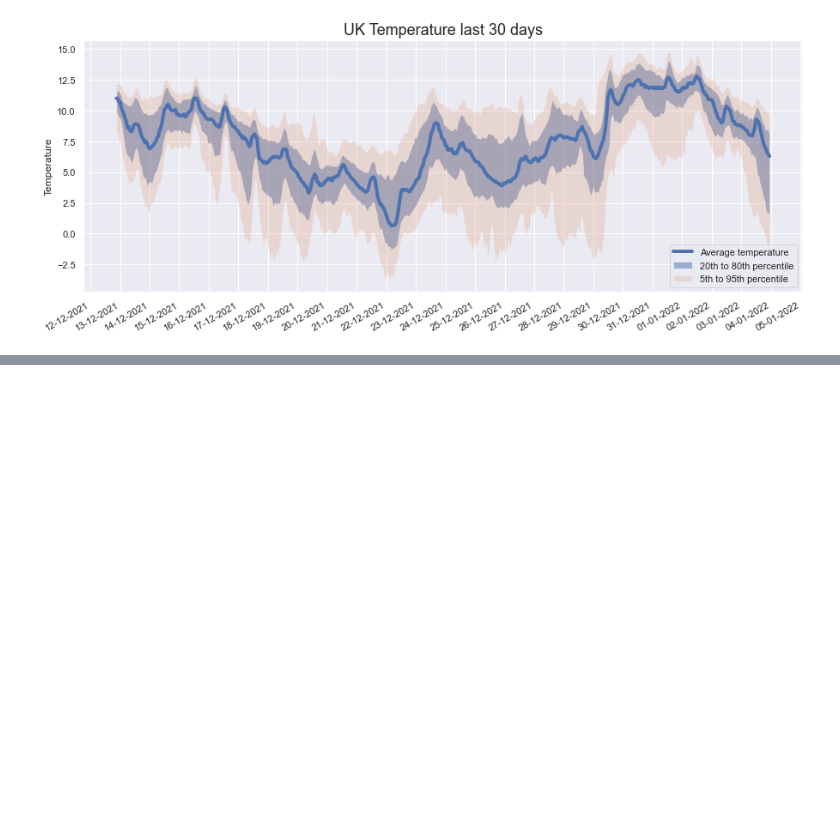
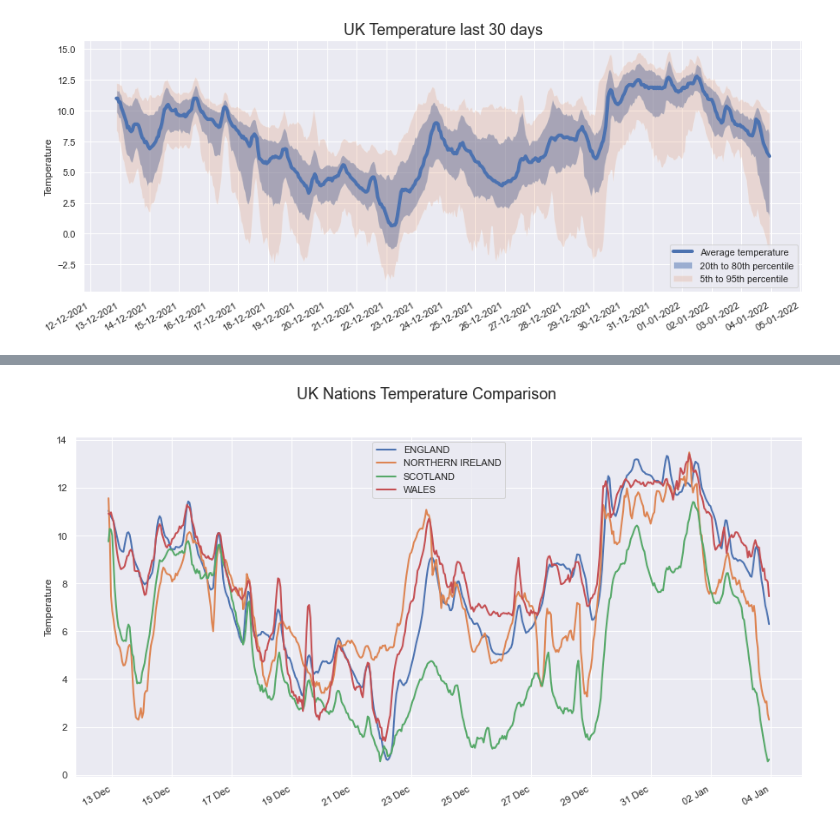
Before and after one commit to DanteLore/weather-notebook, a Jupyter notebook: charts.ipynb, the cells around one changed output, grey strips where cells are left out. Cells and saved outputs as stored; diff of their text form; code cells hidden in the pictures; blank space fills up the shorter version.

Commit message:
Added a temperature comparison for the nations of the UK

```diff
--- a/charts.ipynb
+++ b/charts.ipynb
@@ -102,0 +105,25 @@ plt.show()
+# %%
+f, ax = plt.subplots(figsize=(15, 8))
+f.suptitle('UK Nations Temperature Comparison', size=18)
+
+countries = df["site_country"].unique()
+countries.sort()
+
+for country in countries:
+    filtered = df[df['site_country'] == country]
+
+    if len(filtered["site_id"].unique()) >= 5:
+        by_ts = filtered.groupby(['observation_ts'])['temperature'].mean()
+
+        ax.plot(by_ts.index, by_ts.values, linewidth=2.0, label=country)
+        ax.xaxis.set_major_locator(DayLocator(interval=2))
+        ax.xaxis.set_major_formatter(DateFormatter('%d %b'))
+
+plt.xlabel('')
+plt.ylabel('Temperature', fontsize=12)
+plt.legend(loc='best')
+plt.gcf().autofmt_xdate()
+
+plt.show()
+# %% [output]
+[figure, added]
```
Also changed, not shown: parts of 1 cell of this notebook.
